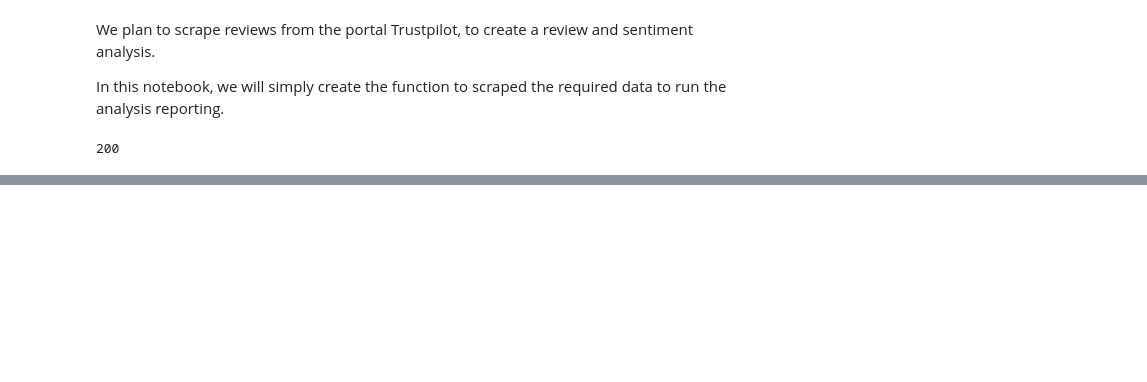
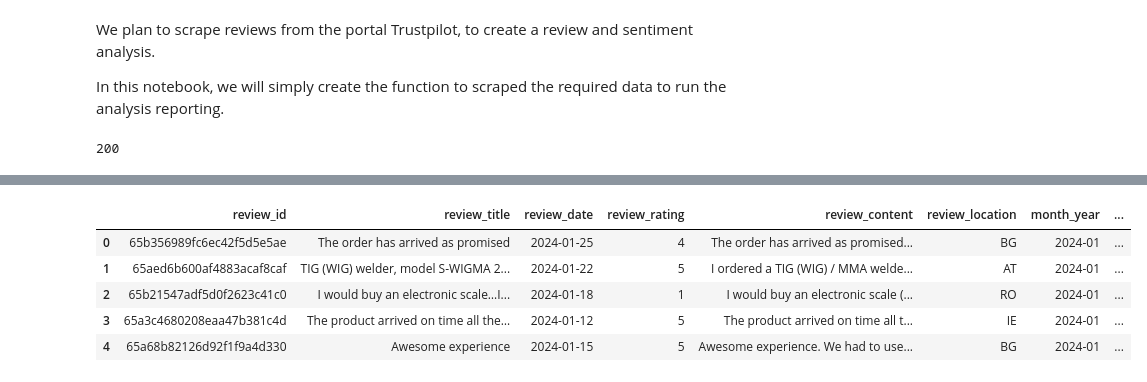
Before and after one commit to ElederSan/final_project, a Jupyter notebook: notebooks/web_scraping.ipynb, the cells around one changed output, grey strips where cells are left out. Drawn from its saved outputs; the diff is of its cells as text; code cells hidden in the pictures; blank space fills up the shorter version.

```diff
--- a/notebooks/web_scraping.ipynb
+++ b/notebooks/web_scraping.ipynb
@@ -161,0 +198,2 @@ result_df.head()
+# %%
+data['review_rating'] = pd.to_numeric(data['review_rating'], errors='coerce')
@@ -161,0 +341,11 @@ result_df.head()
+# %%
+import pandas as pd
+
+# Assuming 'data' is your DataFrame containing the reviews
+data['month_year'] = data['review_date'].dt.to_period("M")
+
+# Optionally, convert 'month_year' back to string for better readability
+data['month_year_str'] = data['month_year'].dt.strftime('%Y-%m')
+
+# Display the resulting DataFrame
+print(data)
@@ -161,0 +370,9 @@ result_df.head()
+# %%
+data.head()
+# %% [output]
+|  | review_id | review_title | review_date | review_rating | review_content | review_location | month_year | ... |
+| 0 | 65b356989fc6ec42f5d5e5ae | The order has arrived as promised | 2024-01-25 | 4 | The order has arrived as promised... | BG | 2024-01 | ... |
+| 1 | 65aed6b600af4883acaf8caf | TIG (WIG) welder, model S-WIGMA 2... | 2024-01-22 | 5 | I ordered a TIG (WIG) / MMA welde... | AT | 2024-01 | ... |
+| 2 | 65b21547adf5d0f2623c41c0 | I would buy an electronic scale…I... | 2024-01-18 | 1 | I would buy an electronic scale (... | RO | 2024-01 | ... |
+| 3 | 65a3c4680208eaa47b381c4d | The product arrived on time all the… | 2024-01-12 | 5 | The product arrived on time all t... | IE | 2024-01 | ... |
+| 4 | 65a68b82126d92f1f9a4d330 | Awesome experience | 2024-01-15 | 5 | Awesome experience. We had to use... | BG | 2024-01 | ... |
```
Also changed, not shown: parts of 30 cells of this notebook, 4 other files.
